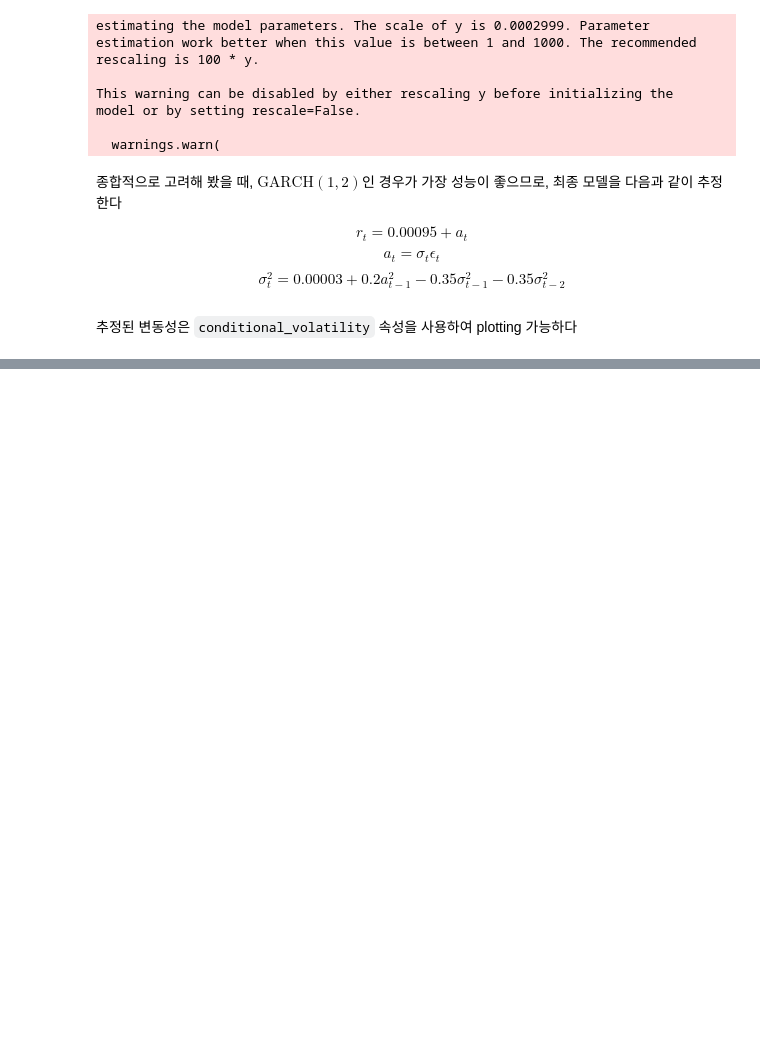
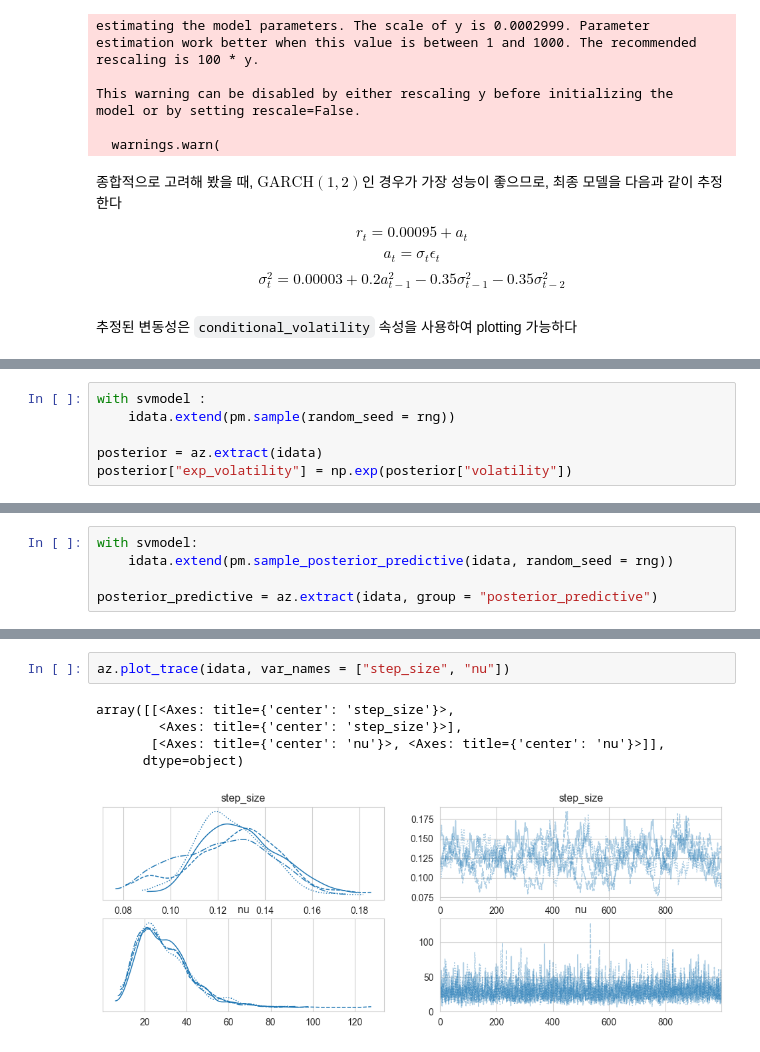
Before and after one commit to Tommylee1013/QUANTIFI, a Jupyter notebook: Week 08/GARCH and Markov-Switching Models.ipynb, the cells around one changed output, grey strips where cells are left out. Saved outputs shown, nothing was run; the diff lists cells and outputs as text; blank space fills up the shorter version.

```diff
--- a/Week 08/GARCH and Markov-Switching Models.ipynb
+++ b/Week 08/GARCH and Markov-Switching Models.ipynb
@@ -422,0 +500,6 @@ Text(0.5, 1.0, 'Conditional Volatility')
+# %%
+with svmodel :
+    idata.extend(pm.sample(random_seed = rng))
+
+posterior = az.extract(idata)
+posterior["exp_volatility"] = np.exp(posterior["volatility"])
@@ -422,0 +515,5 @@ Text(0.5, 1.0, 'Conditional Volatility')
+# %%
+with svmodel:
+    idata.extend(pm.sample_posterior_predictive(idata, random_seed = rng))
+
+posterior_predictive = az.extract(idata, group = "posterior_predictive")
@@ -422,0 +523,8 @@ Text(0.5, 1.0, 'Conditional Volatility')
+# %%
+az.plot_trace(idata, var_names = ["step_size", "nu"])
+# %% [output]
+array([[<Axes: title={'center': 'step_size'}>,
+        <Axes: title={'center': 'step_size'}>],
+       [<Axes: title={'center': 'nu'}>, <Axes: title={'center': 'nu'}>]],
+      dtype=object)
+[figure, added]
```
Also changed, not shown: parts of 18 cells of this notebook, 1 other file.
